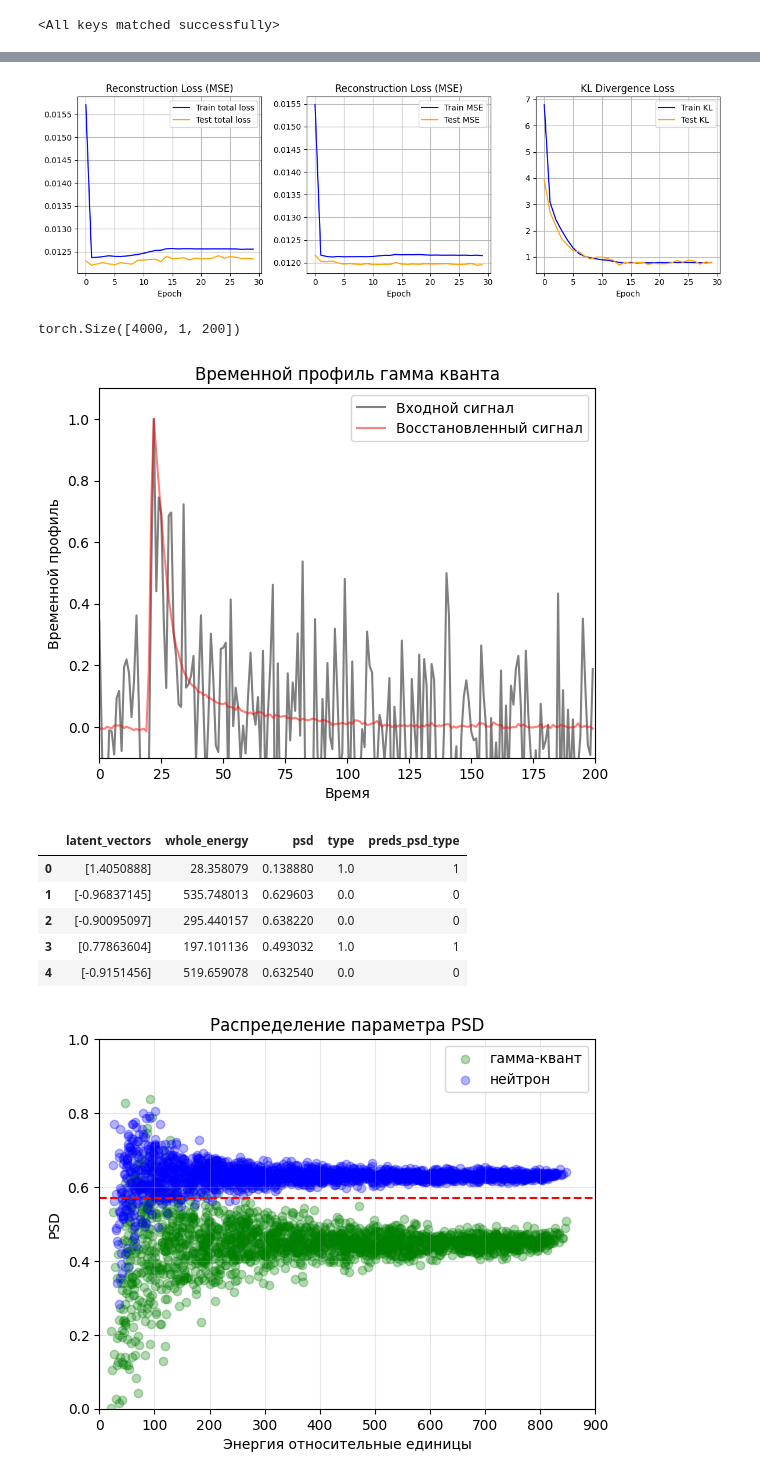
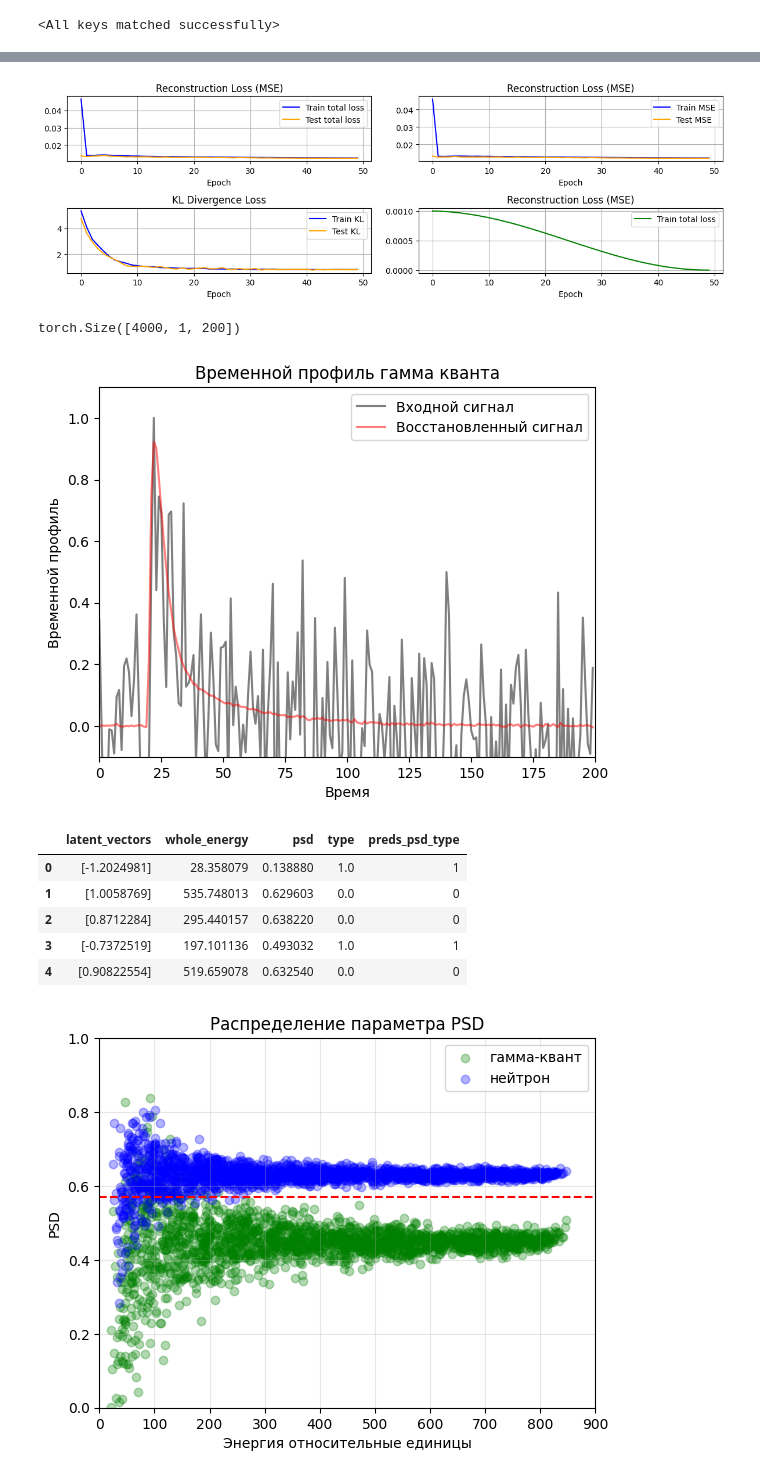
Before and after one commit to ilyalapin99/pulse_shape_descrimination, a Jupyter notebook: encoder_decoder_new.ipynb, the cells around one changed output, grey strips where cells are left out. Saved outputs shown, nothing was run; the diff lists cells and outputs as text; code cells hidden in the pictures.

Commit message:
add log loss, add real data, fix model's construction

```diff
--- a/encoder_decoder_new.ipynb
+++ b/encoder_decoder_new.ipynb
@@ -70,11 +70,17 @@ test_dataloader = DataLoader(test_dataset, batch_size=64, shuffle=False)
 # %% [markdown]
 ### Модель
 # %%
-model = PulseVAE(latent_dim=1, out_channels_first=10)
+num_epochs = 50
+model = PulseVAE(latent_dim=1, out_channels_first=32)
 
 optimizer = optim.Adam(model.parameters(), lr=0.001)
+sheduler = CosineAnnealingLR(
+    optimizer=optimizer,
+    T_max=num_epochs,
+    eta_min=1e-6
+)
 # %%
-num_epochs = 30
+
 history_of_learn = {"train_loss_array": [],
                     "test_loss_array": []}
 best_test_loss = float('inf')
@@ -87,8 +93,9 @@ trainer = Trainer(
     train_dataloader=train_dataloader,
     test_dataloader=test_dataloader,
     num_epochs=num_epochs,
-    warmup_beta=15,
-    max_beta=5e-4
+    warmup_beta=5,
+    max_beta=5e-4,
+    scheduler=sheduler
 )
 # %%
 history_of_learn = trainer.fit()
@@ -143,40 +142,49 @@ plt.show()
 # %%
 import matplotlib.pyplot as plt
 
 plt.figure(figsize=(12, 4))
 
+plt.subplot(2, 2, 1)
+plt.plot(history_of_learn['train_loss'], label='Train total loss', color='blue')
+plt.plot(history_of_learn['test_loss'], label='Test total loss', color='orange')
+plt.title('Reconstruction Loss (MSE)')
+plt.xlabel('Epoch')
+plt.legend()
+plt.grid(True)
+
 # 1. Reconstruction Loss (насколько точно восстанавливается форма импульса)
-plt.subplot(1, 3, 2)
+plt.subplot(2, 2, 2)
 plt.plot(history_of_learn['train_recon_loss'], label='Train MSE', color='blue')
 plt.plot(history_of_learn['test_recon_loss'], label='Test MSE', color='orange')
 plt.title('Reconstruction Loss (MSE)')
 plt.xlabel('Epoch')
 plt.legend()
 plt.grid(True)
 
 # 2. KL Loss (структурирование латентного пространства)
 
-plt.subplot(1, 3, 3)
+plt.subplot(2, 2, 3)
 plt.plot(history_of_learn['train_kl_loss'], label='Train KL', color='blue')
 plt.plot(history_of_learn['test_kl_loss'], label='Test KL', color='orange')
 plt.title('KL Divergence Loss')
 plt.xlabel('Epoch')
 plt.legend()
 plt.grid(True)
 
-
-plt.subplot(1, 3, 1)
-plt.plot(history_of_learn['train_loss'], label='Train total loss', color='blue')
-plt.plot(history_of_learn['test_loss'], label='Test total loss', color='orange')
+plt.subplot(2, 2, 4)
+plt.plot(history_of_learn['lr'], label='Train total loss', color='green')
 plt.title('Reconstruction Loss (MSE)')
 plt.xlabel('Epoch')
 plt.legend()
 plt.grid(True)
 
+
+
+
 plt.tight_layout()
 plt.show()
 # %% [output]
-[figure, old version]
+[figure, new version]
 # %%
 data = pd.DataFrame(columns=['latent_vectors', 'whole_energy', 'psd', 'type'])
 # %%
@@ -200,7 +208,7 @@ plt.xlim(0, 200.0)
 plt.ylim(-0.1, 1.1)
 plt.show()
 # %% [output]
-[figure, old version]
+[figure, new version]
 # %%
 data = pd.DataFrame(columns=['latent_vectors', 'whole_energy', 'psd', 'type'])
 # %%
@@ -216,11 +224,11 @@ data['preds_psd_type'] = (data['psd'] < threshold).astype(int)
 data.head()
 # %% [output]
 |  | latent_vectors | whole_energy | psd | type | preds_psd_type |
-| 0 | [1.4050888] | 28.358079 | 0.138880 | 1.0 | 1 |
-| 1 | [-0.96837145] | 535.748013 | 0.629603 | 0.0 | 0 |
-| 2 | [-0.90095097] | 295.440157 | 0.638220 | 0.0 | 0 |
-| 3 | [0.77863604] | 197.101136 | 0.493032 | 1.0 | 1 |
-| 4 | [-0.9151456] | 519.659078 | 0.632540 | 0.0 | 0 |
+| 0 | [-1.2024981] | 28.358079 | 0.138880 | 1.0 | 1 |
+| 1 | [1.0058769] | 535.748013 | 0.629603 | 0.0 | 0 |
+| 2 | [0.8712284] | 295.440157 | 0.638220 | 0.0 | 0 |
+| 3 | [-0.7372519] | 197.101136 | 0.493032 | 1.0 | 1 |
+| 4 | [0.90822554] | 519.659078 | 0.632540 | 0.0 | 0 |
 # %%
 factor = data[data['type'] == 0]['whole_energy'].max() / data[data['type'] == 1]['whole_energy'].max()
 plt.scatter(data[data['type'] == 1]['whole_energy'] * factor, data[data['type'] == 1]['psd'], color='green', alpha=0.3, label='гамма-квант')
```
Also changed, not shown: parts of 7 cells of this notebook, 7 other files.
